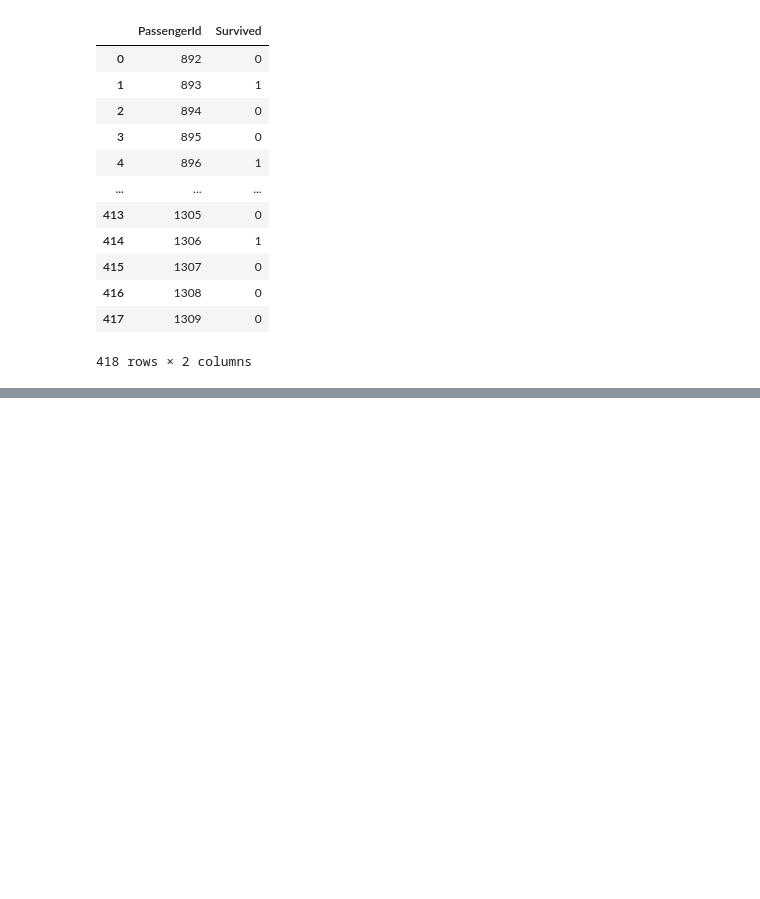
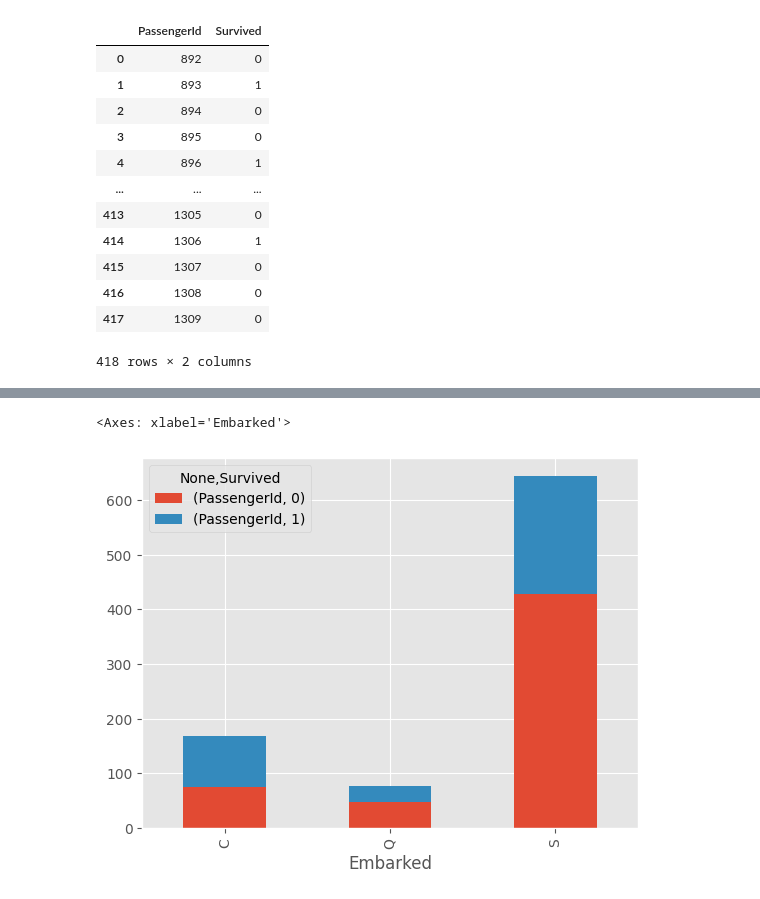
Before and after one commit to hesel79/AI, a Jupyter notebook: titanic.ipynb, the cells around one changed output, grey strips where cells are left out. Drawn from its saved outputs; the diff is of its cells as text; code cells hidden in the pictures; blank space fills up the shorter version.

```diff
--- a/titanic.ipynb
+++ b/titanic.ipynb
@@ -57,0 +214,2 @@ submission
+# %%
+plt.style.use("ggplot")
@@ -57,0 +259,2 @@ submission
+# %%
+embarked_df = train_df[["Embarked","Survived","PassengerId"]].dropna().groupby(["Embarked","Survived"]).count().unstack()
@@ -57,0 +270,5 @@ submission
+# %%
+embarked_df.plot.bar(stacked=True)
+# %% [output]
+<Axes: xlabel='Embarked'>
+[figure, added]
```
Also changed, not shown: parts of 26 cells of this notebook.
